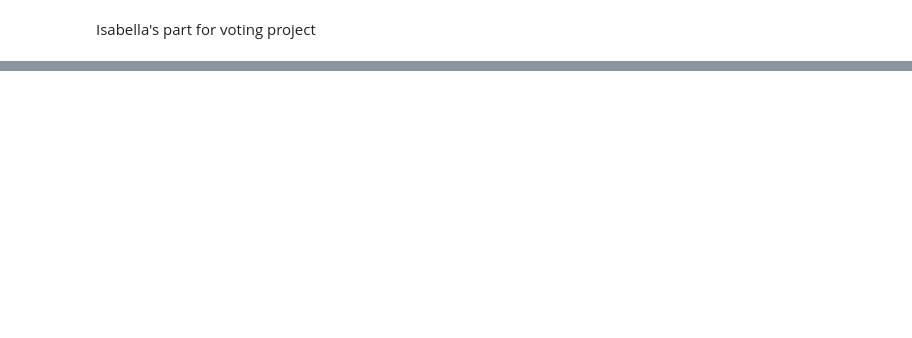
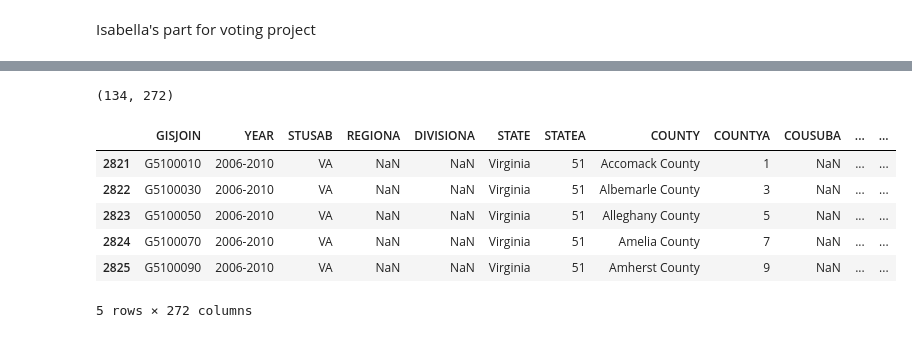
Before and after one commit to Catherine-Nguyen88/project_voting, a Jupyter notebook: Voting_Isabella's_Part.ipynb, the cells around one changed output, grey strips where cells are left out. Cells and saved outputs as stored; diff of their text form; code cells hidden in the pictures; blank space fills up the shorter version.

```diff
--- a/Voting_Isabella's_Part.ipynb
+++ b/Voting_Isabella's_Part.ipynb
@@ -46,0 +80,13 @@ df
+# %%
+dem_VA = dem[dem['STATE'] == 'Virginia']
+print(dem_VA.shape) # the shape is correct for VA
+dem_VA.head()
+# %% [output]
+(134, 272)
+|  | GISJOIN | YEAR | STUSAB | REGIONA | DIVISIONA | STATE | STATEA | COUNTY | COUNTYA | COUSUBA | ... | ... |
+| 2821 | G5100010 | 2006-2010 | VA | NaN | NaN | Virginia | 51 | Accomack County | 1 | NaN | ... | ... |
+| 2822 | G5100030 | 2006-2010 | VA | NaN | NaN | Virginia | 51 | Albemarle County | 3 | NaN | ... | ... |
+| 2823 | G5100050 | 2006-2010 | VA | NaN | NaN | Virginia | 51 | Alleghany County | 5 | NaN | ... | ... |
+| 2824 | G5100070 | 2006-2010 | VA | NaN | NaN | Virginia | 51 | Amelia County | 7 | NaN | ... | ... |
+| 2825 | G5100090 | 2006-2010 | VA | NaN | NaN | Virginia | 51 | Amherst County | 9 | NaN | ... | ... |
+5 rows × 272 columns
```
Also changed, not shown: parts of 12 cells of this notebook.
